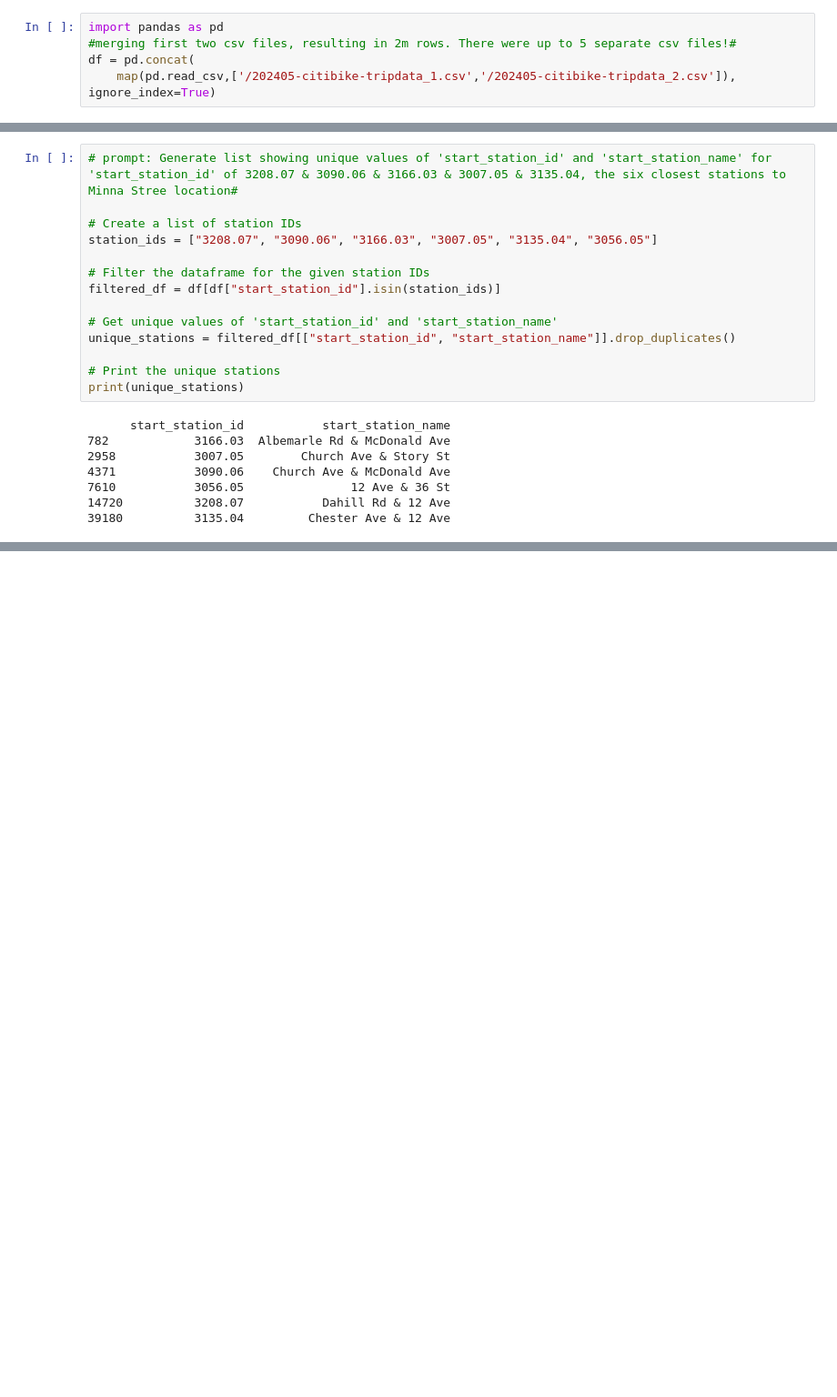
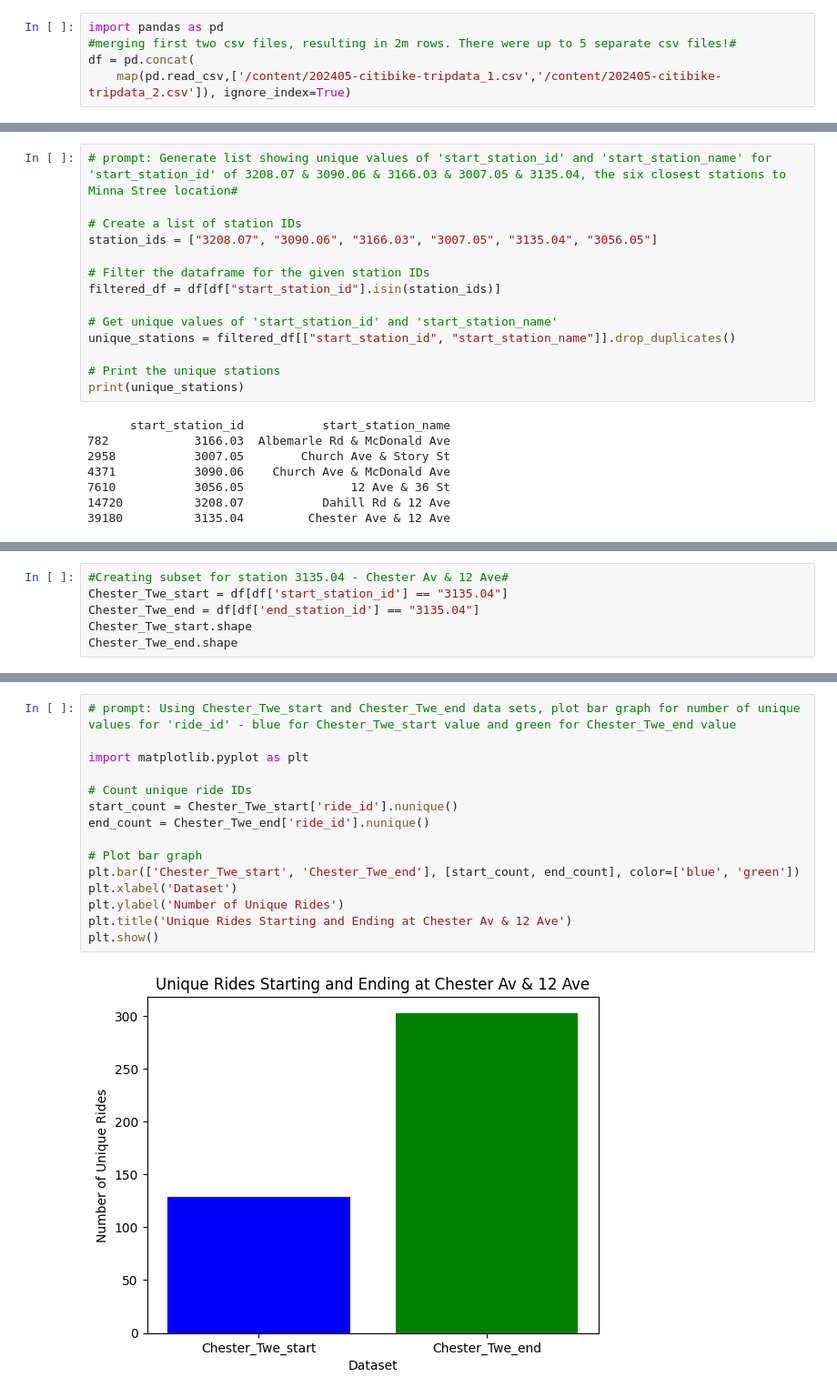
Before and after one commit to 7tiesdan/IntroToPythonLCC, a Jupyter notebook: CitibikeDataMult.ipynb, the cells around one changed output, grey strips where cells are left out. Shown at 91% size. Drawn from its saved outputs; the diff is of its cells as text; blank space fills up the shorter version.

```diff
--- a/CitibikeDataMult.ipynb
+++ b/CitibikeDataMult.ipynb
@@ -4,7 +4,7 @@
 import pandas as pd
 #merging first two csv files, resulting in 2m rows. There were up to 5 separate csv files!#
 df = pd.concat(
-    map(pd.read_csv,['/202405-citibike-tripdata_1.csv','/202405-citibike-tripdata_2.csv']), ignore_index=True)
+    map(pd.read_csv,['/content/202405-citibike-tripdata_1.csv','/content/202405-citibike-tripdata_2.csv']), ignore_index=True)
 # %%
 df.shape
 # %% [output]
@@ -311,0 +375,6 @@ print(unique_stations)
+# %%
+#Creating subset for station 3135.04 - Chester Av & 12 Ave#
+Chester_Twe_start = df[df['start_station_id'] == "3135.04"]
+Chester_Twe_end = df[df['end_station_id'] == "3135.04"]
+Chester_Twe_start.shape
+Chester_Twe_end.shape
@@ -311,0 +401,17 @@ print(unique_stations)
+# %%
+# prompt: Using Chester_Twe_start and Chester_Twe_end data sets, plot bar graph for number of unique values for 'ride_id' - blue for Chester_Twe_start value and green for Chester_Twe_end value
+
+import matplotlib.pyplot as plt
+
+# Count unique ride IDs
+start_count = Chester_Twe_start['ride_id'].nunique()
+end_count = Chester_Twe_end['ride_id'].nunique()
+
+# Plot bar graph
+plt.bar(['Chester_Twe_start', 'Chester_Twe_end'], [start_count, end_count], color=['blue', 'green'])
+plt.xlabel('Dataset')
+plt.ylabel('Number of Unique Rides')
+plt.title('Unique Rides Starting and Ending at Chester Av & 12 Ave')
+plt.show()
+# %% [output]
+[figure, added]
```
Also changed, not shown: parts of 22 cells of this notebook.
